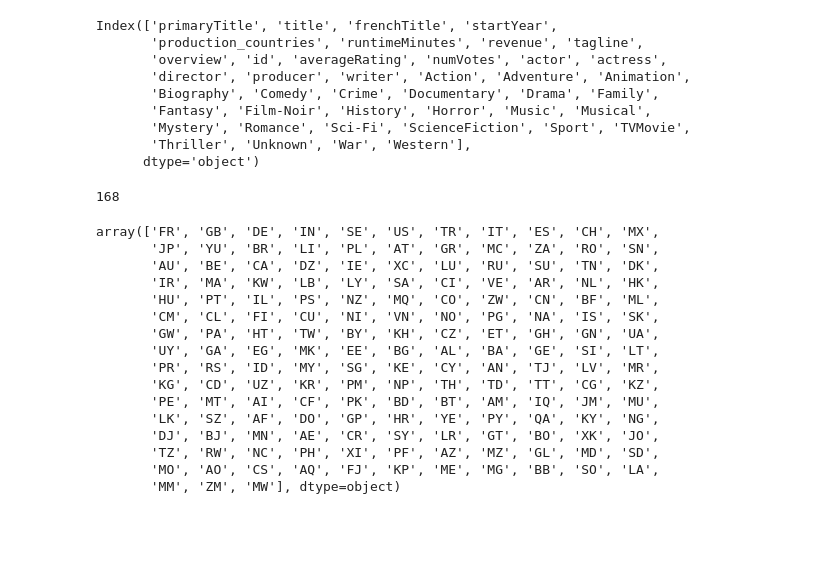
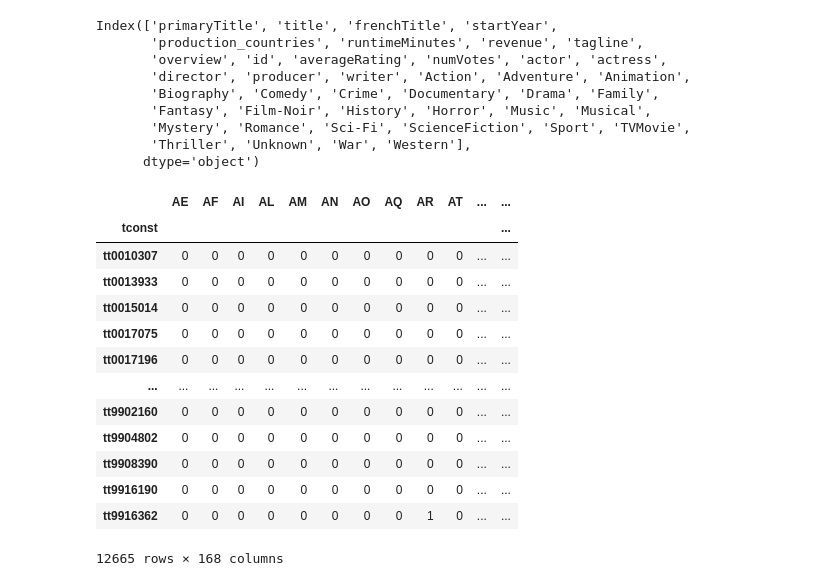
Before and after one commit to Idumii/WildCodeSchool-Projet2, a Jupyter notebook: machineLearning/ml.ipynb, the cells around one changed output. Drawn from its saved outputs; the diff is of its cells as text; code cells hidden in the pictures; blank space fills up the shorter version.

Commit message:
Transformation de la colonne production_countries en binaire avec  MultiLabelBinarizer, et concatenation avec le df_with_genres

```diff
--- a/machineLearning/ml.ipynb
+++ b/machineLearning/ml.ipynb
@@ -110,30 +110,40 @@ Index(['primaryTitle', 'title', 'frenchTitle', 'startYear',
        'Mystery', 'Romance', 'Sci-Fi', 'ScienceFiction', 'Sport', 'TVMovie',
        'Thriller', 'Unknown', 'War', 'Western'],
       dtype='object')
-# %%
-production_countries_exploded = (
-    df["production_countries"]
-    .str.split(",")
-    .explode()
-    .str.strip()
-)
-print(len(production_countries_exploded.unique()))
-production_countries_exploded.unique()
-# %% [output]
-168
-array(['FR', 'GB', 'DE', 'IN', 'SE', 'US', 'TR', 'IT', 'ES', 'CH', 'MX',
-       'JP', 'YU', 'BR', 'LI', 'PL', 'AT', 'GR', 'MC', 'ZA', 'RO', 'SN',
-       'AU', 'BE', 'CA', 'DZ', 'IE', 'XC', 'LU', 'RU', 'SU', 'TN', 'DK',
-       'IR', 'MA', 'KW', 'LB', 'LY', 'SA', 'CI', 'VE', 'AR', 'NL', 'HK',
-       'HU', 'PT', 'IL', 'PS', 'NZ', 'MQ', 'CO', 'ZW', 'CN', 'BF', 'ML',
-       'CM', 'CL', 'FI', 'CU', 'NI', 'VN', 'NO', 'PG', 'NA', 'IS', 'SK',
-       'GW', 'PA', 'HT', 'TW', 'BY', 'KH', 'CZ', 'ET', 'GH', 'GN', 'UA',
-       'UY', 'GA', 'EG', 'MK', 'EE', 'BG', 'AL', 'BA', 'GE', 'SI', 'LT',
-       'PR', 'RS', 'ID', 'MY', 'SG', 'KE', 'CY', 'AN', 'TJ', 'LV', 'MR',
-       'KG', 'CD', 'UZ', 'KR', 'PM', 'NP', 'TH', 'TD', 'TT', 'CG', 'KZ',
-       'PE', 'MT', 'AI', 'CF', 'PK', 'BD', 'BT', 'AM', 'IQ', 'JM', 'MU',
-       'LK', 'SZ', 'AF', 'DO', 'GP', 'HR', 'YE', 'PY', 'QA', 'KY', 'NG',
-       'DJ', 'BJ', 'MN', 'AE', 'CR', 'SY', 'LR', 'GT', 'BO', 'XK', 'JO',
-       'TZ', 'RW', 'NC', 'PH', 'XI', 'PF', 'AZ', 'MZ', 'GL', 'MD', 'SD',
-       'MO', 'AO', 'CS', 'AQ', 'FJ', 'KP', 'ME', 'MG', 'BB', 'SO', 'LA',
-       'MM', 'ZM', 'MW'], dtype=object)
+# %%
+"""production_countries_exploded = (
+    df["production_countries"]
+    .str.split(",")
+    .explode()
+    .str.strip()
+)
+print(len(production_countries_exploded.unique()))
+production_countries_exploded.unique()"""
+
+
+# Transformation de la colonne 'production_countries' en liste
+production_countries_list = df['production_countries'].str.split(',').apply(lambda lst: [g.strip() for g in lst if g.strip()])
+
+# Appliquer le MultiLabelBinarizer pour transformer la colonne 'genres' en colonnes binaires
+mlb = MultiLabelBinarizer()
+production_countries_encoded = mlb.fit_transform(production_countries_list)
+
+# Créer un DataFrame avec les colonnes binaires
+production_countries_df = pd.DataFrame(production_countries_encoded, columns=mlb.classes_, index=df.index)
+
+production_countries_df
+# %% [output]
+|  | AE | AF | AI | AL | AM | AN | AO | AQ | AR | AT | ... | ... |
+| tconst |  |  |  |  |  |  |  |  |  |  |  | ... |
+| tt0010307 | 0 | 0 | 0 | 0 | 0 | 0 | 0 | 0 | 0 | 0 | ... | ... |
+| tt0013933 | 0 | 0 | 0 | 0 | 0 | 0 | 0 | 0 | 0 | 0 | ... | ... |
+| tt0015014 | 0 | 0 | 0 | 0 | 0 | 0 | 0 | 0 | 0 | 0 | ... | ... |
+| tt0017075 | 0 | 0 | 0 | 0 | 0 | 0 | 0 | 0 | 0 | 0 | ... | ... |
+| tt0017196 | 0 | 0 | 0 | 0 | 0 | 0 | 0 | 0 | 0 | 0 | ... | ... |
+| ... | ... | ... | ... | ... | ... | ... | ... | ... | ... | ... | ... | ... |
+| tt9902160 | 0 | 0 | 0 | 0 | 0 | 0 | 0 | 0 | 0 | 0 | ... | ... |
+| tt9904802 | 0 | 0 | 0 | 0 | 0 | 0 | 0 | 0 | 0 | 0 | ... | ... |
+| tt9908390 | 0 | 0 | 0 | 0 | 0 | 0 | 0 | 0 | 0 | 0 | ... | ... |
+| tt9916190 | 0 | 0 | 0 | 0 | 0 | 0 | 0 | 0 | 0 | 0 | ... | ... |
+| tt9916362 | 0 | 0 | 0 | 0 | 0 | 0 | 0 | 0 | 1 | 0 | ... | ... |
+12665 rows × 168 columns
```
Also changed, not shown: parts of 1 cell of this notebook.
